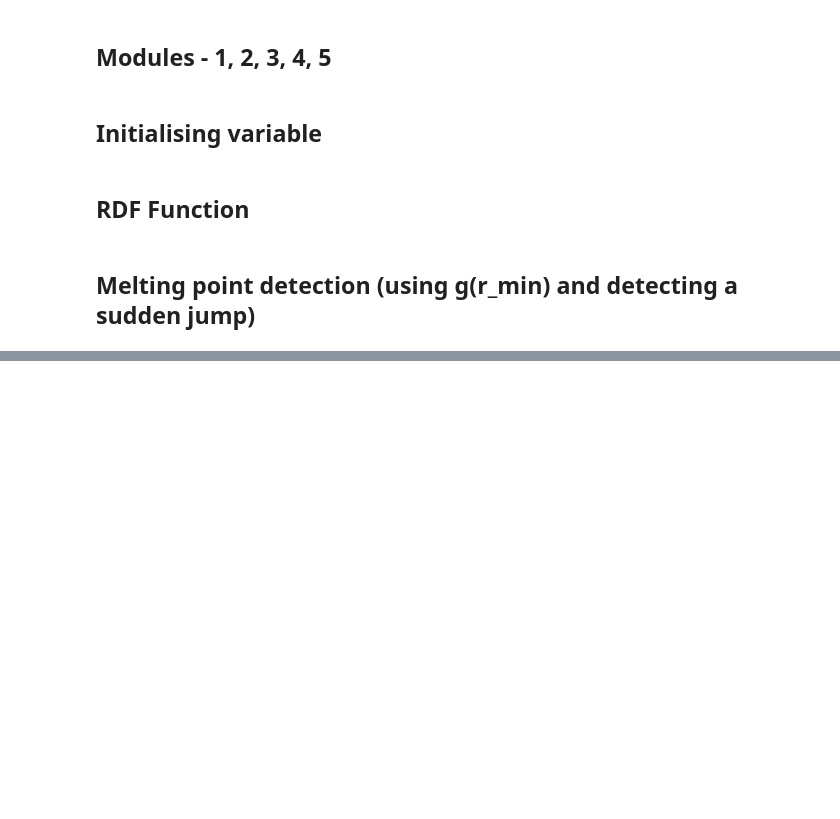
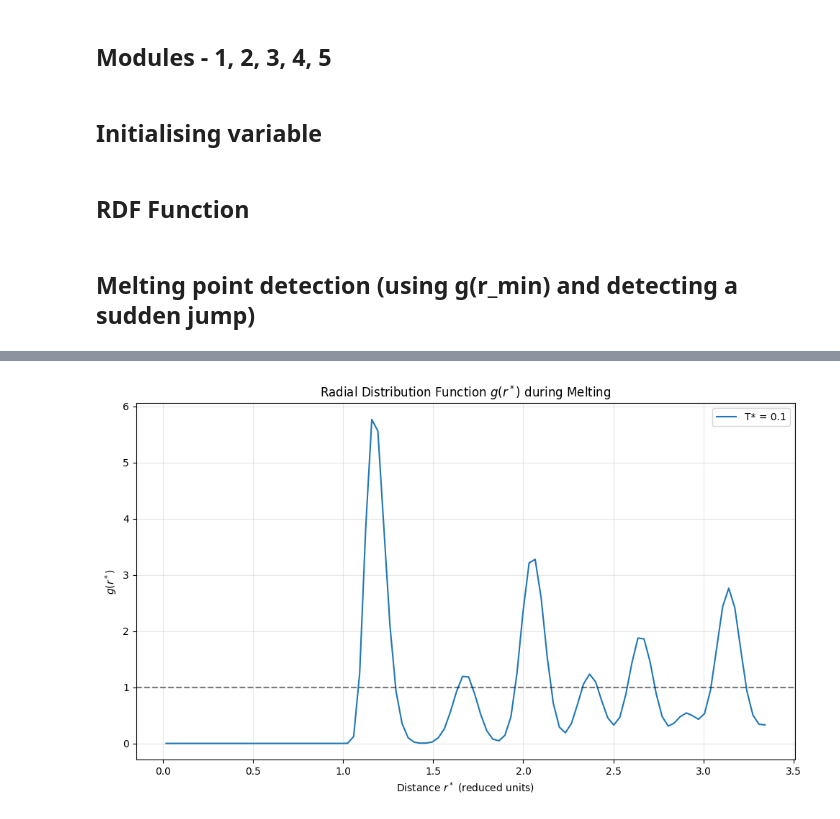
Before and after one commit to Tanish-Verma/md_Engine, a Jupyter notebook: applications.ipynb, the cells around one changed output, grey strips where cells are left out. Saved outputs shown, nothing was run; the diff lists cells and outputs as text; code cells hidden in the pictures; blank space fills up the shorter version.

```diff
--- a/applications.ipynb
+++ b/applications.ipynb
@@ -332,0 +333,88 @@ Running simulation for T* = 1.00...
+# %%
+# Determining Coordination Number and confirming Maxima correspond to the peaks of FCC Lattice
+n_cells     = 4
+rho_star    = 0.8442
+T_target    = 1.0
+dt          = 0.005
+total_steps = 2000
+r_cutoff    = 2.5
+r_cutoff_sq = r_cutoff ** 2
+r_skin      = 3.2
+r_skin_sq   = r_skin ** 2
+
+pos, L = generate_fcc_lattice(n_cells, rho_star)
+N      = len(pos)
+vel    = initialize_velocities(N, T_target)
+
+neighbour_list   = update_neighbor_list(pos, L, r_skin_sq)
+pe, force        = calculate_forces_optimized(pos, neighbour_list, L, r_cutoff_sq)
+pos_ref          = pos.copy()
+rebuild_threshold_sq = 0.25 * (r_skin - r_cutoff) ** 2
+temperatures = [0.1]
+equilibration_steps = 1000
+production_steps = 1000
+dt = 0.005
+r_max = L / 2.0  # Max distance is half the box length
+dr = r_max / 100.0  # 100 bins
+
+plt.figure(figsize=(10, 6))
+
+
+for T_target in temperatures:
+    print(f"Running simulation for T* = {T_target}...")
+
+    # Re-initialize for each temperature run to simulate the stepping process
+    # (or you can carry the positions over to naturally melt it, but scaling velocities is safer here)
+    vel = initialize_velocities(N, T_target)
+    neighbour_list = update_neighbor_list(pos, L, r_skin_sq)
+    pe, force = calculate_forces_optimized(pos, neighbour_list, L, r_cutoff_sq)
+
+    # 1. Equilibration Phase
+    for step in range(equilibration_steps):
+        pos, vel, pe, force = velocity_verlet_step_opt(pos, vel, force, dt, L, r_cutoff_sq, neighbour_list)
+
+        # Update neighbor list if atoms moved too far
+        disp_sq = np.sum((pos - pos_ref)**2, axis=1)
+        if np.any(disp_sq > rebuild_threshold_sq):
+            neighbour_list = update_neighbor_list(pos, L, r_skin_sq)
+            pos_ref = pos.copy()
+
+        # Velocity rescaling thermostat
+        if step % 10 == 0:
+            vel = rescale_velocities(vel, T_target)
+
+    # 2. Production Phase (Collect g(r) data)
+    g_r_accumulated = np.zeros(int(r_max/dr))
+    collection_count = 0
+
+    for step in range(production_steps):
+        pos, vel, pe, force = velocity_verlet_step_opt(pos, vel, force, dt, L, r_cutoff_sq, neighbour_list)
+
+        disp_sq = np.sum((pos - pos_ref)**2, axis=1)
+        if np.any(disp_sq > rebuild_threshold_sq):
+            neighbour_list = update_neighbor_list(pos, L, r_skin_sq)
+            pos_ref = pos.copy()
+
+        # Collect g(r) periodically to avoid highly correlated data (e.g., every 10 steps)
+        if step % 10 == 0:
+            r_centers, g_r_current = calculate_rdf(pos, L, dr, r_max)
+            g_r_accumulated += g_r_current
+            collection_count += 1
+
+    # Average the collected g(r) data
+    g_r_avg = g_r_accumulated / collection_count
+
+    # Plot this temperature's g(r)
+    # NOTE: Before final submission, multiply r_centers by your chosen gas's sigma (in Å)
+    plt.plot(r_centers, g_r_avg, label=f'T* = {T_target}')
+
+# Finalize the plot
+plt.title('Radial Distribution Function $g(r^*)$ during Melting')
+plt.xlabel('Distance $r^*$ (reduced units)')
+plt.ylabel('$g(r^*)$')
+plt.axhline(1.0, color='black', linestyle='--', alpha=0.5) # Asymptote reference line
+plt.legend()
+plt.grid(True, alpha=0.3)
+plt.tight_layout()
+plt.show()
+# %% [output]
@@ -332,0 +422 @@ Running simulation for T* = 1.00...
+[figure, added]
```
Also changed, not shown: parts of 4 cells of this notebook, 4 other files.
